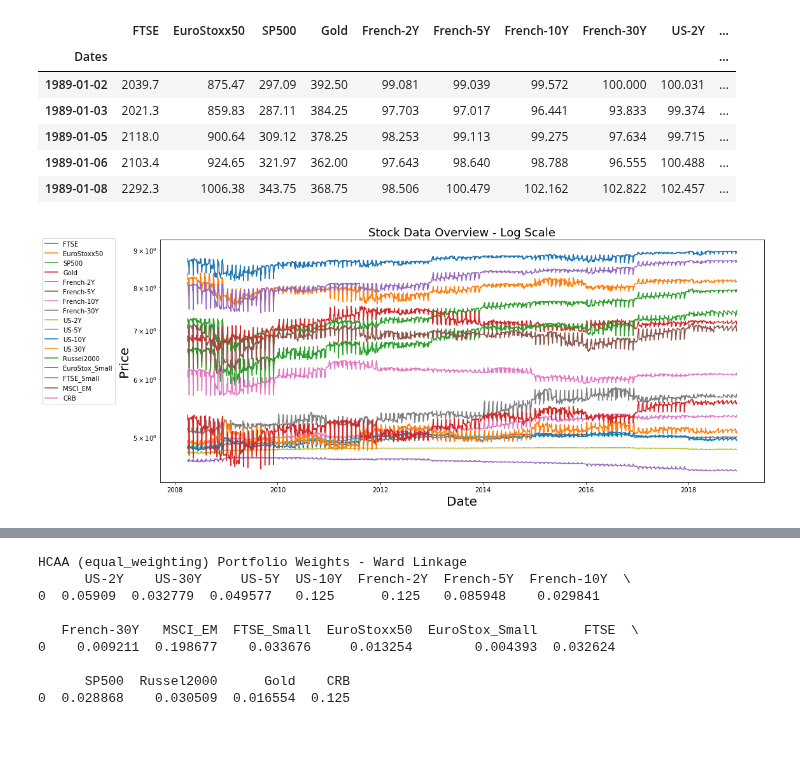
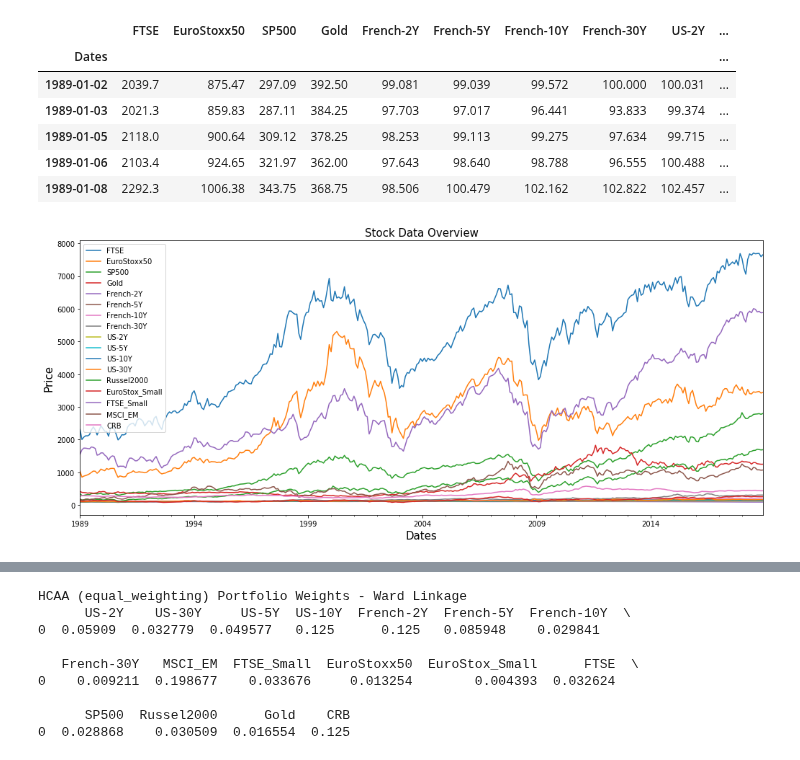
Before and after one commit to tzw101/research, a Jupyter notebook: HCAA Blog Post/HCAA Blog Post.ipynb, the cells around one changed output, grey strips where cells are left out. Saved outputs shown, nothing was run; the diff lists cells and outputs as text; code cells hidden in the pictures.

Commit message:
Changes made to HCAA blog post
- custom input section was added
- stock data plot was fixed
- Naive Risk Parity section changed
- image added to Recursive Bisection section

```diff
--- a/HCAA Blog Post/HCAA Blog Post.ipynb
+++ b/HCAA Blog Post/HCAA Blog Post.ipynb
@@ -94,18 +104,14 @@ stock_prices.head()
 | 1989-01-05 | 2118.0 | 900.64 | 309.12 | 378.25 | 98.253 | 99.113 | 99.275 | 97.634 | 99.715 | ... |
 | 1989-01-06 | 2103.4 | 924.65 | 321.97 | 362.00 | 97.643 | 98.640 | 98.788 | 96.555 | 100.488 | ... |
 | 1989-01-08 | 2292.3 | 1006.38 | 343.75 | 368.75 | 98.506 | 100.479 | 102.162 | 102.822 | 102.457 | ... |
-# %%
-# Taking a quick look at our most recent 5000 data points
-plt.figure(figsize=(17,7))
-plt.plot(np.log(stock_prices.iloc[5000:,:]))
-plt.ylabel('Price', size=20)
-plt.xlabel('Date', size=20)
-plt.title('Stock Data Overview - Log Scale', size=18)
-plt.yscale('log')
-plt.legend(stock_prices.columns, loc='upper left', bbox_to_anchor=(-0.2, 1.02))
-plt.show()
-# %% [output]
-[figure, removed]
+# %%
+stock_prices.resample('M').last().plot(figsize=(17,7))
+plt.ylabel('Price', size=15)
+plt.xlabel('Dates', size=15)
+plt.title('Stock Data Overview', size=15)
+plt.show()
+# %% [output]
+[figure, added]
 # %% [markdown]
 Now that we have our data loaded in, we can make use of the HierarchicalClusteringAssetAllocation class from MlFinLab to construct our optimized portfolio. First we must instantiate our class and then run the allocate() method to optimize our portfolio.
 
```
Also changed, not shown: parts of 16 cells of this notebook, 1 other file.
